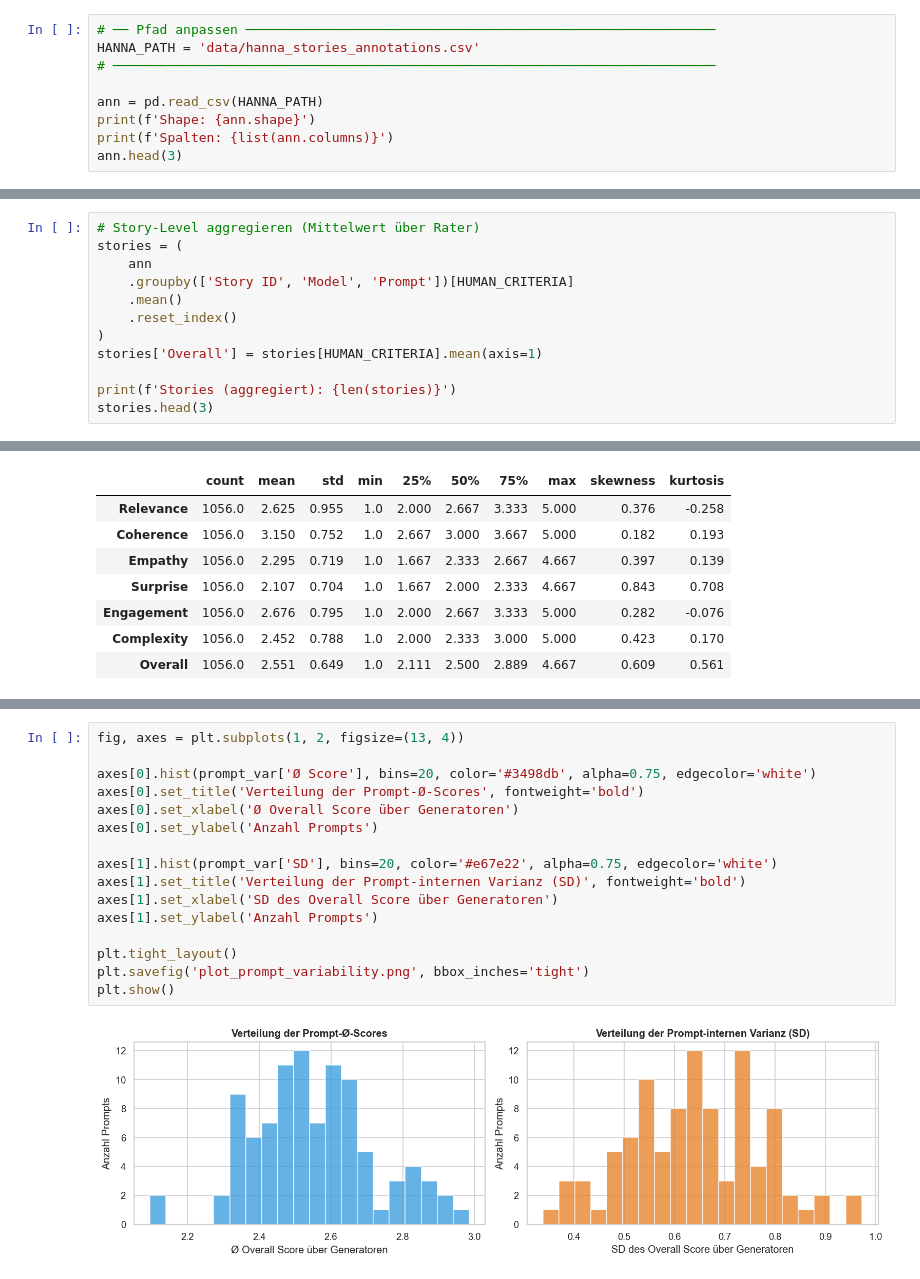
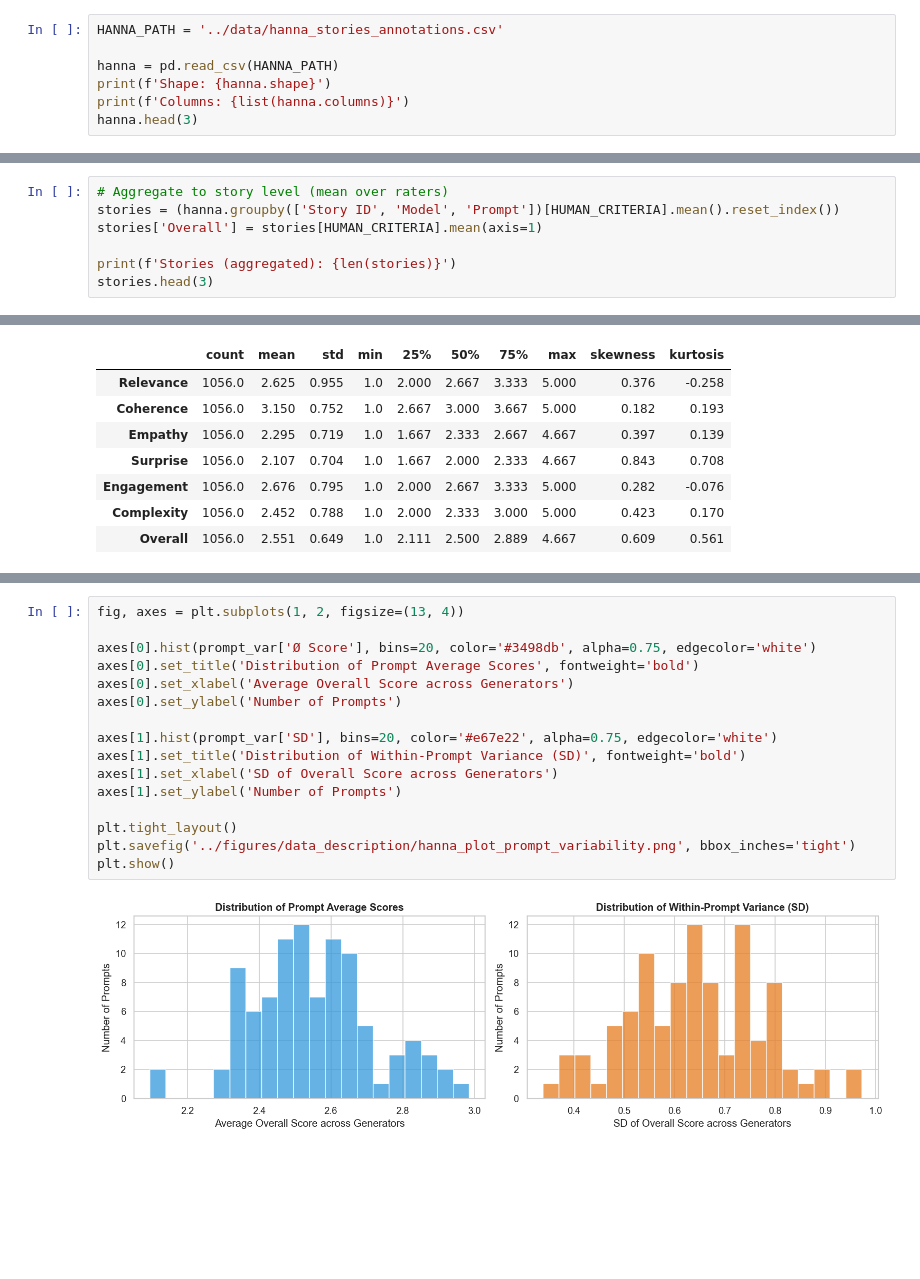
Before and after one commit to thwinner/llm-linguistic-diversity, a Jupyter notebook: data_description/descriptive_analysis_hanna.ipynb, the cells around one changed output, grey strips where cells are left out. Drawn from its saved outputs; the diff is of its cells as text; blank space fills up the shorter version.

Commit message:
Descriptive Analysis Hanna

```diff
--- a/data_description/descriptive_analysis_hanna.ipynb
+++ b/data_description/descriptive_analysis_hanna.ipynb
@@ -56,11 +43,9 @@ print('✓ Setup abgeschlossen.')
 # %%
-# ── Pfad anpassen ────────────────────────────────────────────────────────────
-HANNA_PATH = 'data/hanna_stories_annotations.csv'
-# ─────────────────────────────────────────────────────────────────────────────
+HANNA_PATH = '../data/hanna_stories_annotations.csv'
 
-ann = pd.read_csv(HANNA_PATH)
-print(f'Shape: {ann.shape}')
-print(f'Spalten: {list(ann.columns)}')
-ann.head(3)
+hanna = pd.read_csv(HANNA_PATH)
+print(f'Shape: {hanna.shape}')
+print(f'Columns: {list(hanna.columns)}')
+hanna.head(3)
 # %% [output]
 Shape: (3168, 15)
@@ -97,15 +82,10 @@ Generatoren (11): ['BertGeneration', 'CTRL', 'Fusion', 'GPT', 'GPT-2', 'GPT-2 (t
 Prompts: 96
 Unique Story-IDs: 1056
 # %%
-# Story-Level aggregieren (Mittelwert über Rater)
-stories = (
-    ann
-    .groupby(['Story ID', 'Model', 'Prompt'])[HUMAN_CRITERIA]
-    .mean()
-    .reset_index()
-)
+# Aggregate to story level (mean over raters)
+stories = (hanna.groupby(['Story ID', 'Model', 'Prompt'])[HUMAN_CRITERIA].mean().reset_index())
 stories['Overall'] = stories[HUMAN_CRITERIA].mean(axis=1)
 
-print(f'Stories (aggregiert): {len(stories)}')
+print(f'Stories (aggregated): {len(stories)}')
 stories.head(3)
 # %% [output]
@@ -323,18 +274,18 @@ A man never sleeps, has never had to, and does n't suffer physically from this c
 # %%
 fig, axes = plt.subplots(1, 2, figsize=(13, 4))
 
 axes[0].hist(prompt_var['Ø Score'], bins=20, color='#3498db', alpha=0.75, edgecolor='white')
-axes[0].set_title('Verteilung der Prompt-Ø-Scores', fontweight='bold')
-axes[0].set_xlabel('Ø Overall Score über Generatoren')
-axes[0].set_ylabel('Anzahl Prompts')
+axes[0].set_title('Distribution of Prompt Average Scores', fontweight='bold')
+axes[0].set_xlabel('Average Overall Score across Generators')
+axes[0].set_ylabel('Number of Prompts')
 
 axes[1].hist(prompt_var['SD'], bins=20, color='#e67e22', alpha=0.75, edgecolor='white')
-axes[1].set_title('Verteilung der Prompt-internen Varianz (SD)', fontweight='bold')
-axes[1].set_xlabel('SD des Overall Score über Generatoren')
-axes[1].set_ylabel('Anzahl Prompts')
+axes[1].set_title('Distribution of Within-Prompt Variance (SD)', fontweight='bold')
+axes[1].set_xlabel('SD of Overall Score across Generators')
+axes[1].set_ylabel('Number of Prompts')
 
 plt.tight_layout()
-plt.savefig('plot_prompt_variability.png', bbox_inches='tight')
+plt.savefig('../figures/data_description/hanna_plot_prompt_variability.png', bbox_inches='tight')
 plt.show()
 # %% [output]
-[figure, old version]
+[figure, new version]
```
Also changed, not shown: parts of 33 cells of this notebook, 7 other files.
